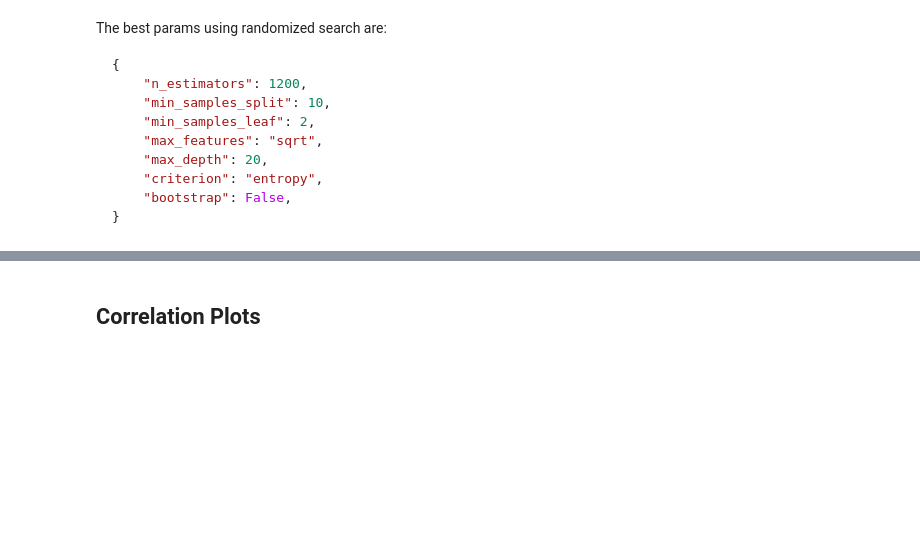
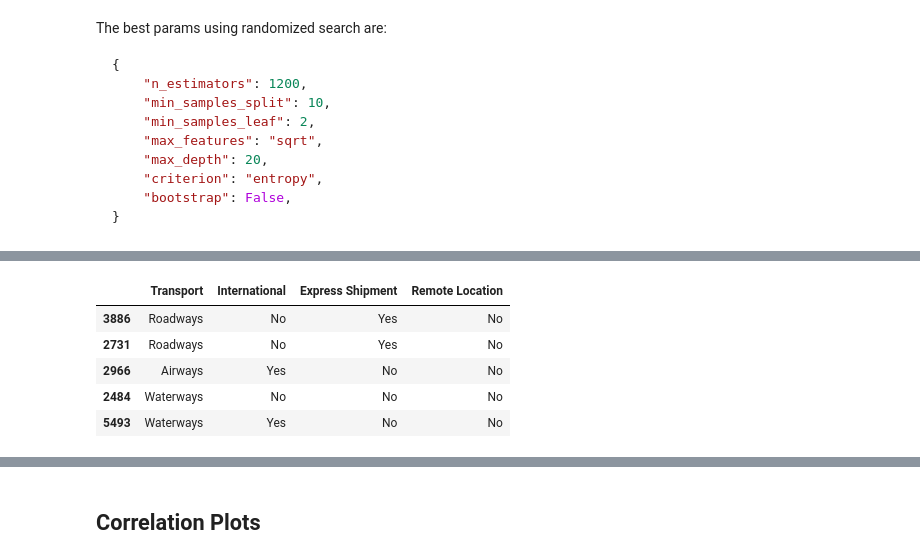
Before and after one commit to jacob5412/HackerEarth-Exhibit-Art, a Jupyter notebook: EDA-2.ipynb, the cells around one changed output, grey strips where cells are left out. Drawn from its saved outputs; the diff is of its cells as text; code cells hidden in the pictures; blank space fills up the shorter version.

```diff
--- a/EDA-2.ipynb
+++ b/EDA-2.ipynb
@@ -622,0 +891,11 @@ train_df[["Transport", "International", "Express Shipment", "Remote Location"]].
+# %%
+train_df[["Transport", "International", "Express Shipment", "Remote Location"]].sample(
+    5
+)
+# %% [output]
+|  | Transport | International | Express Shipment | Remote Location |
+| 3886 | Roadways | No | Yes | No |
+| 2731 | Roadways | No | Yes | No |
+| 2966 | Airways | Yes | No | No |
+| 2484 | Waterways | No | No | No |
+| 5493 | Waterways | Yes | No | No |
```
Also changed, not shown: parts of 68 cells of this notebook.
